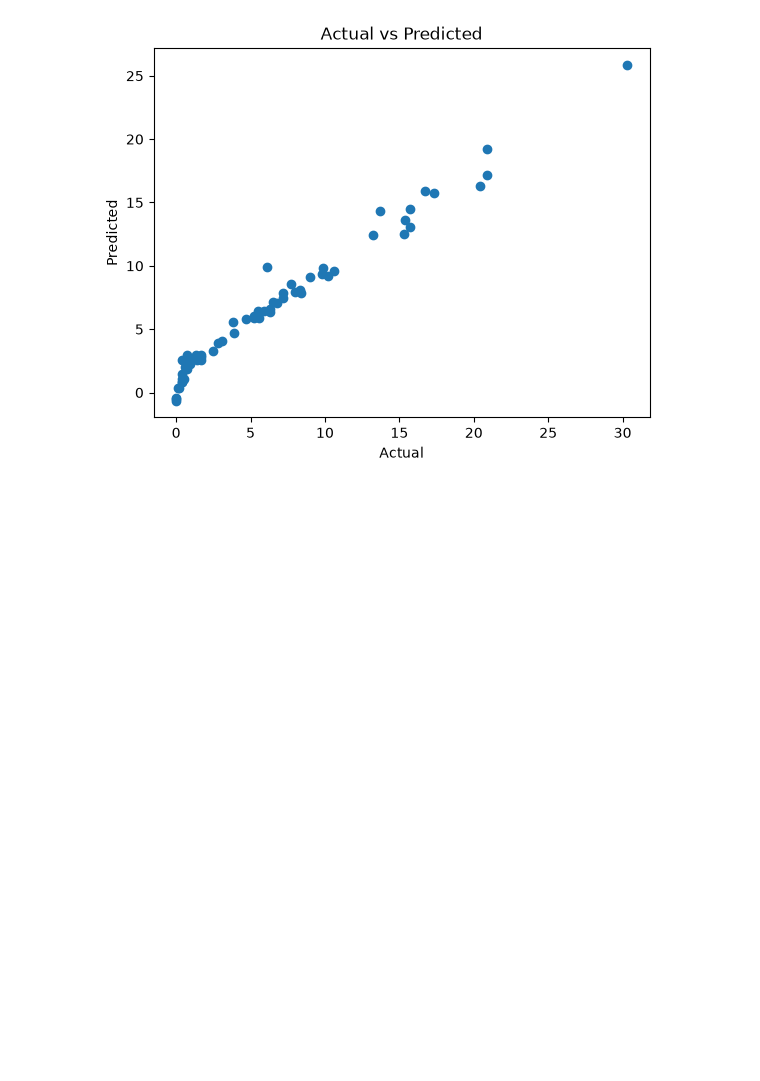
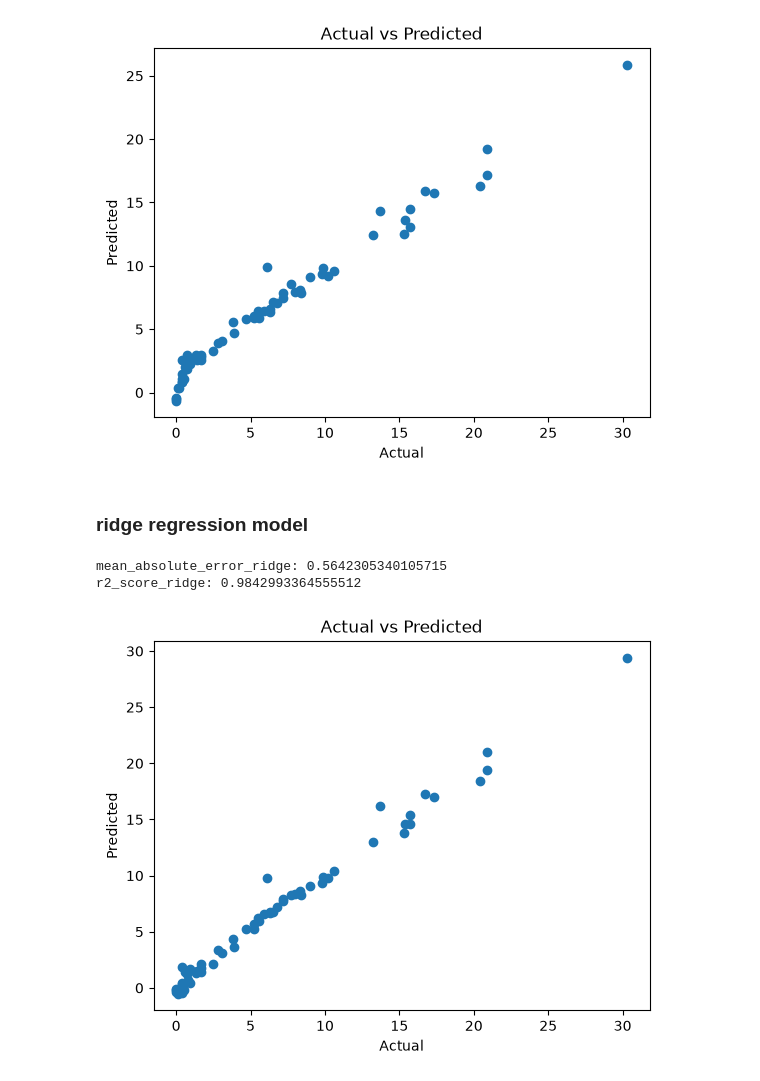
Before and after one commit to Rabiya-gull/Regression-data-analyzation, a Jupyter notebook: model_training.ipynb, the cells around one changed output. Cells and saved outputs as stored; diff of their text form; code cells hidden in the pictures; blank space fills up the shorter version.

Commit message:
checked all linear regression parameters and plotted graphs of datapoints

```diff
--- a/model_training.ipynb
+++ b/model_training.ipynb
@@ -254,3 +254,31 @@ plt.title("Actual vs Predicted")
 plt.show()
 # %% [output]
 [figure]
+# %% [markdown]
+### ridge regression model
+# %%
+from sklearn.linear_model import Ridge
+from sklearn.metrics import mean_absolute_error, r2_score
+
+ridge=Ridge()
+ridge.fit(x_train_scaled,y_train)
+
+y_pred_ridge=ridge.predict(x_test_scaled)
+
+mae_ridge=mean_absolute_error(y_test,y_pred_ridge)
+
+score_ridge=r2_score(y_test,y_pred_ridge)
+
+print("mean_absolute_error_ridge:",mae_ridge)
+print("r2_score_ridge:",score_ridge)
+# %% [output]
+mean_absolute_error_ridge: 0.5642305340105715
+r2_score_ridge: 0.9842993364555512
+# %%
+plt.scatter(y_test,y_pred_ridge)
+plt.xlabel("Actual")
+plt.ylabel("Predicted")
+plt.title("Actual vs Predicted")
+plt.show()
+# %% [output]
+[figure, added]
```
Also changed, not shown: parts of 1 cell of this notebook.
